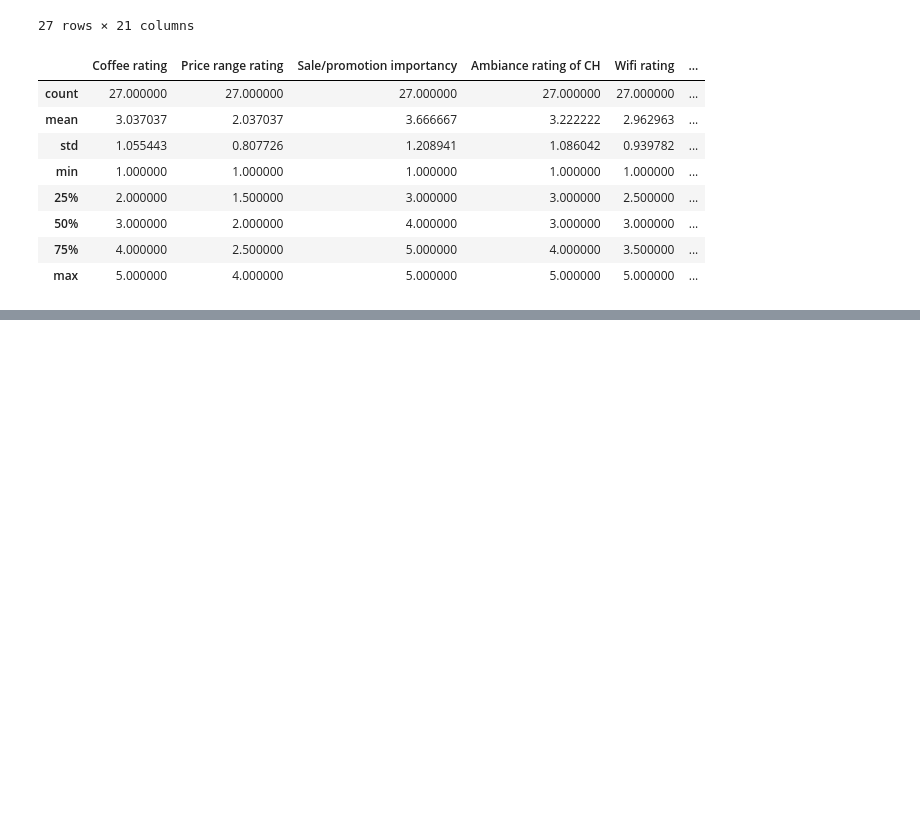
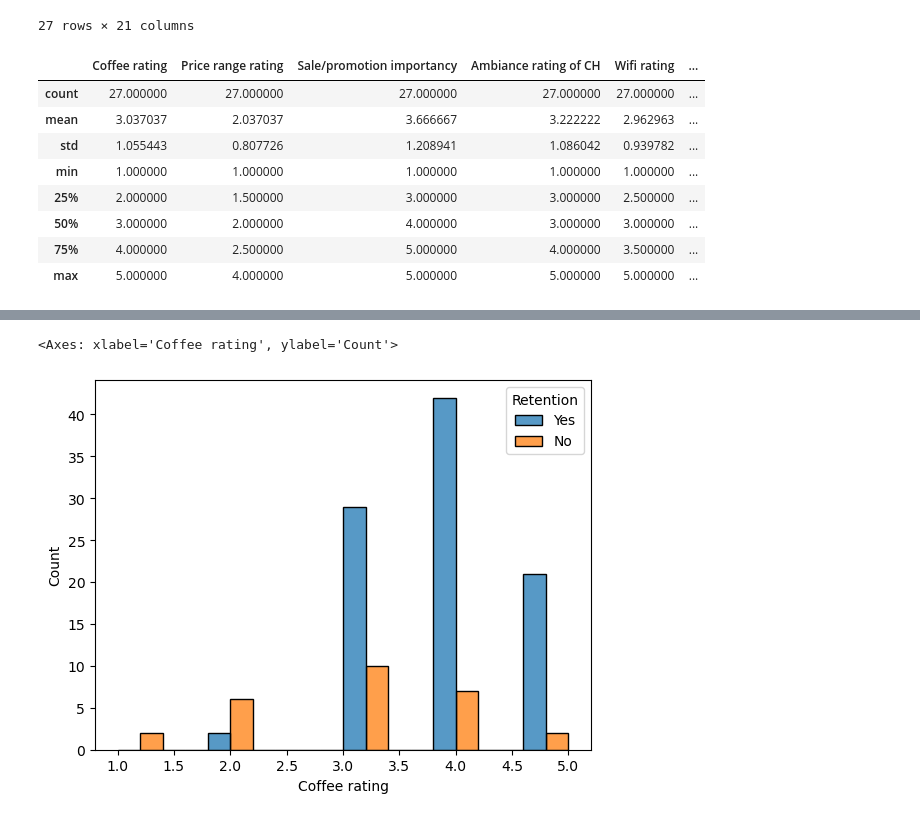
Before and after one commit to Joakimanochie/Data_analytics, a Jupyter notebook: Coffee house retention analysis.ipynb, the cells around one changed output, grey strips where cells are left out. Cells and saved outputs as stored; diff of their text form; code cells hidden in the pictures; blank space fills up the shorter version.

```diff
--- a/Coffee house retention analysis.ipynb
+++ b/Coffee house retention analysis.ipynb
@@ -300,0 +330,5 @@ not_returning.describe(incl)
+# %%
+sns.histplot(data=coffee_house_data, x="Coffee rating", hue="Retention", multiple="dodge")
+# %% [output]
+<Axes: xlabel='Coffee rating', ylabel='Count'>
+[figure, added]
```
Also changed, not shown: parts of 8 cells of this notebook.
